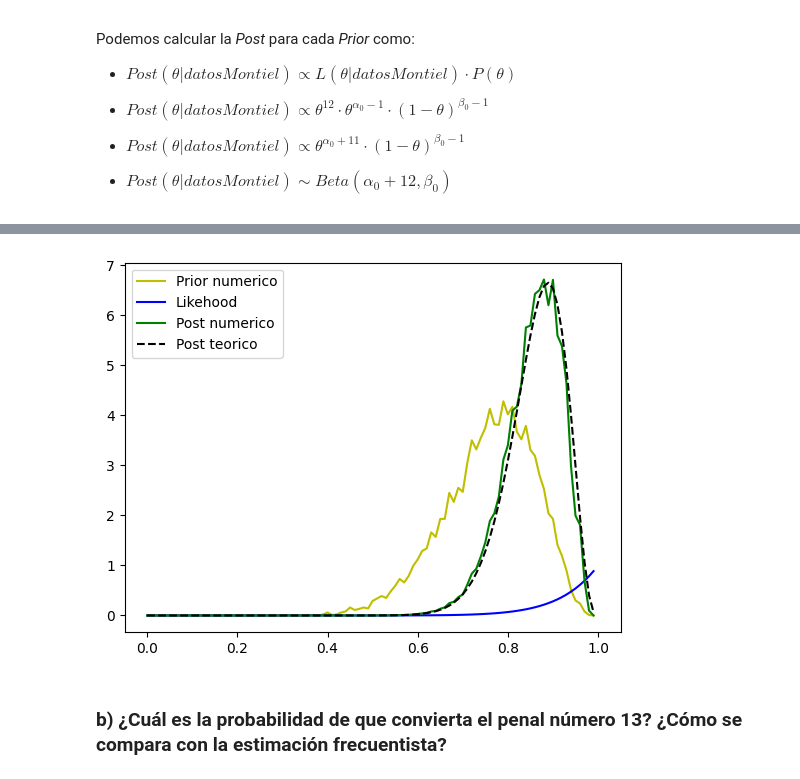
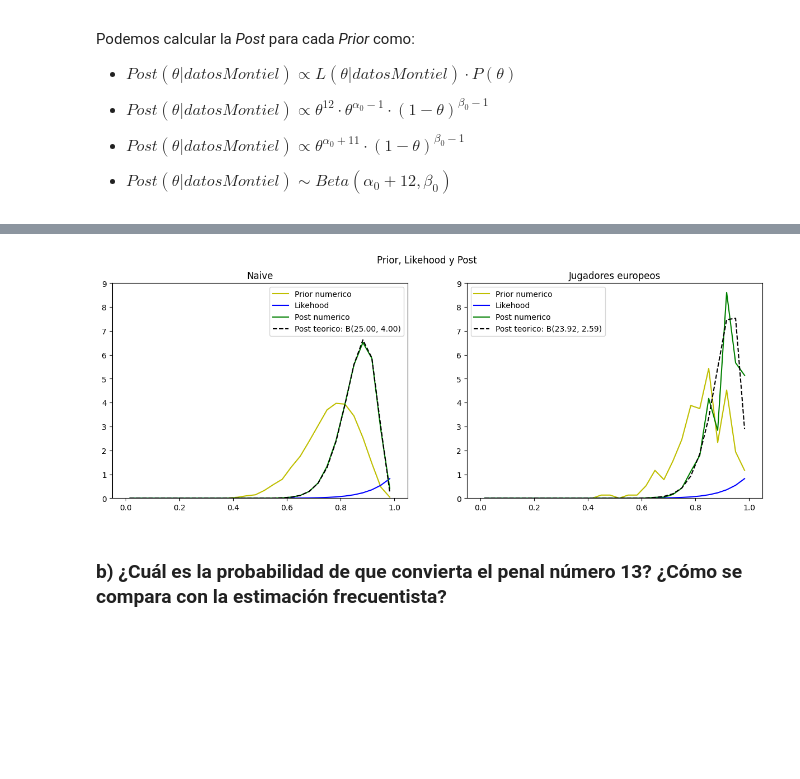
Before and after one commit to MatiMoran/EstimacionBayesiana, a Jupyter notebook: entregables/1/entrega_1_con_player_data.ipynb, the cells around one changed output, grey strips where cells are left out. Saved outputs shown, nothing was run; the diff lists cells and outputs as text; code cells hidden in the pictures; blank space fills up the shorter version.

```diff
--- a/entregables/1/entrega_1_con_player_data.ipynb
+++ b/entregables/1/entrega_1_con_player_data.ipynb
@@ -78,0 +111,17 @@ plt.show()
+# %%
+# generamos numericamente 10000 samples de la distribucion beta de prior
+prior_naive_samples = np.random.beta(prior_naive_alpha, prior_naive_beta, 10000)
+x = np.linspace(0, 1, 30)
+y_naive = beta.pdf(x, prior_naive_alpha, prior_naive_beta)
+# %%
+#Estimamos alpha y beta en base a la distribucion de GoalRatio del dataset de jugaradores europeos
+def estimate_alpha_beta(x):
+    mean_x = np.mean(x)
+    var_x = np.var(x)
+    alpha_est = mean_x * (mean_x * (1 - mean_x) / var_x - 1)
+    beta_est = (1 - mean_x) * (mean_x * (1 - mean_x) / var_x - 1)
+    return alpha_est, beta_est
+
+prior_players_alpha, prior_players_beta = estimate_alpha_beta(df_europe['GoalRatio'])
+
+y_players = beta.pdf(x, prior_players_alpha, prior_players_beta)
@@ -95,21 +197,39 @@ plt.show()
 # %%
 # ahora ya contamos con una discretizacion de la PDF del prior vamos a calcular la Likehood de la binomial y su posterior normalizada
 
 y_likehood = x**12
 
-y_post = y_likehood * y_prior
-y_post = y_post / np.sum(y_post * (x[1] - x[0]))
+y_post_naive = y_likehood * y_prior_naive
+y_post_naive = y_post_naive / np.sum(y_post_naive * (x[1] - x[0]))
 
-plt.plot()
-plt.plot(x, y_prior, 'y-', label='Prior numerico')
-plt.plot(x, y_likehood, 'b-', label='Likehood')
-plt.plot(x, y_post, 'g', label='Post numerico')
-plt.plot(x, beta.pdf(x, prior_naive_alpha + 12, prior_naive_beta), 'black', linestyle='--', label='Post teorico')
-plt.xlim(-0.05, 1.05)
-plt.legend()
+y_post_players = y_likehood * y_prior_players
+y_post_players = y_post_players / np.sum(y_post_players * (x[1] - x[0]))
+
+
+fig, ax = plt.subplots(1, 2, figsize=(15, 5))
+fig.suptitle('Prior, Likehood y Post')
+
+ax[0].set_title('Naive')
+ax[0].plot(x, y_prior_naive, 'y-', label='Prior numerico')
+ax[0].plot(x, y_likehood, 'b-', label='Likehood')
+ax[0].plot(x, y_post_naive, 'g', label='Post numerico')
+ax[0].plot(x, beta.pdf(x, prior_naive_alpha + 12, prior_naive_beta), 'black', linestyle='--', label='Post teorico: B({:.2f}, {:.2f})'.format(prior_naive_alpha + 12, prior_naive_beta))
+ax[0].set_xlim(-0.05, 1.05)
+ax[0].set_ylim(0, 9)
+ax[0].legend()
+
+ax[1].set_title('Jugadores europeos')
+ax[1].plot(x, y_prior_players, 'y-', label='Prior numerico')
+ax[1].plot(x, y_likehood, 'b-', label='Likehood')
+ax[1].plot(x, y_post_players, 'g', label='Post numerico')
+ax[1].plot(x, beta.pdf(x, prior_players_alpha + 12, prior_players_beta), 'black', linestyle='--', label='Post teorico: B({:.2f}, {:.2f})'.format(prior_players_alpha + 12, prior_players_beta))
+ax[1].set_xlim(-0.05, 1.05)
+ax[1].set_ylim(0, 9)
+ax[1].legend()
+
 plt.show()
 # %% [output]
-[figure, old version]
+[figure, new version]
 # %% [markdown]
 ### b) ¿Cuál es la probabilidad de que convierta el penal número 13? ¿Cómo se compara con la estimación frecuentista?
 # %%
```
Also changed, not shown: parts of 20 cells of this notebook, 28 other files.
